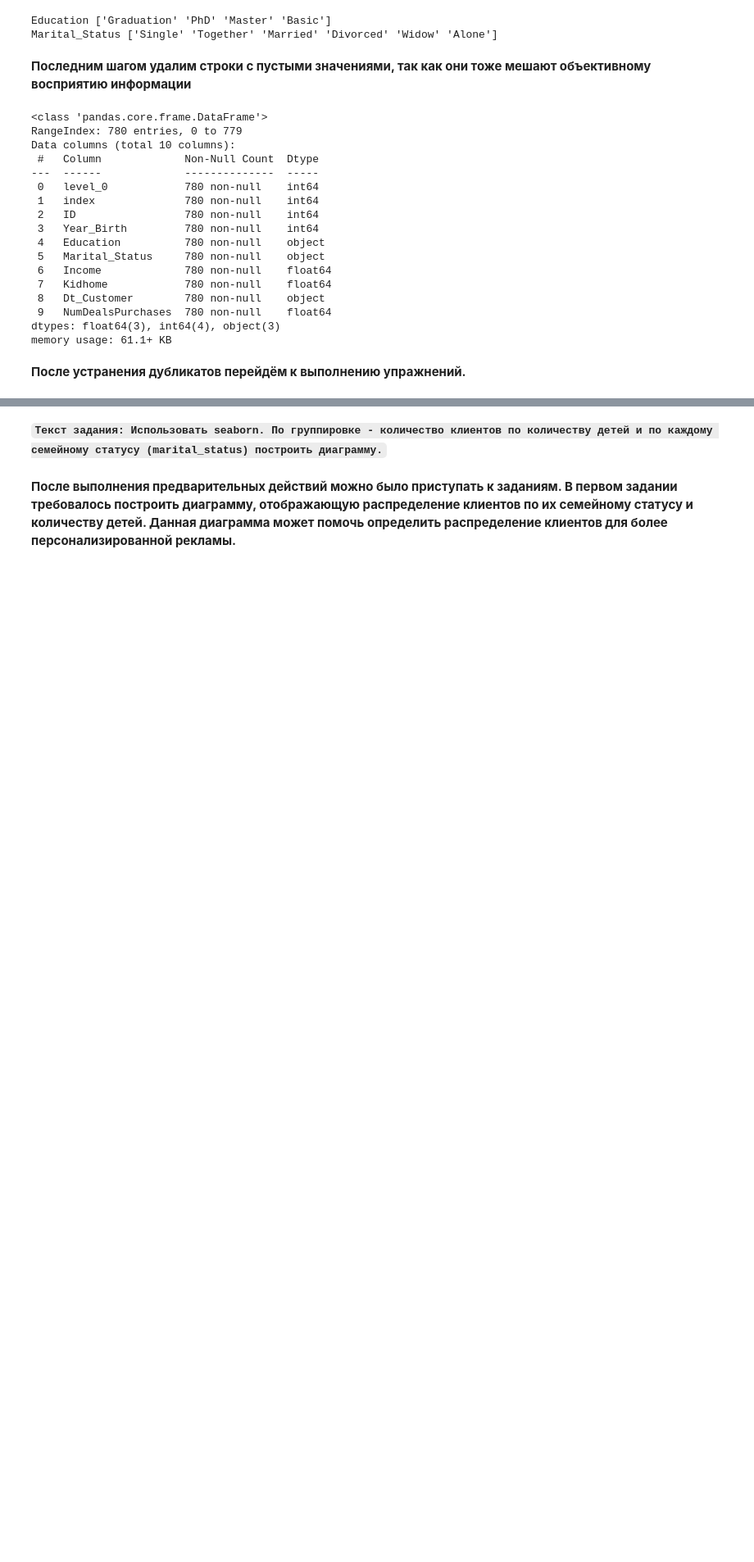
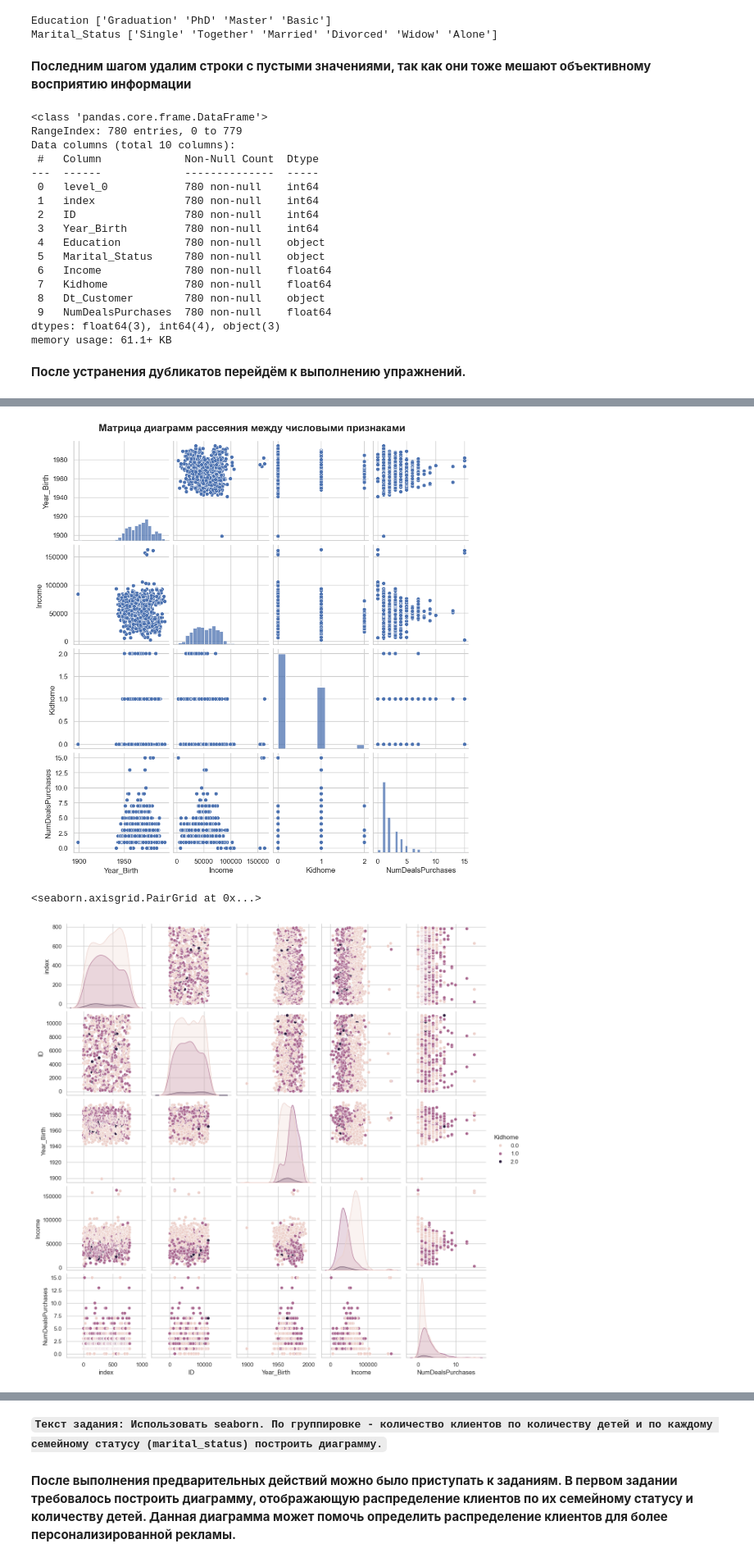
Before and after one commit to NotChelovec/Introduction_to_Data_Analysis, a Jupyter notebook: Lab2/lab2_RyabovDS.ipynb, the cells around one changed output, grey strips where cells are left out. Shown at 82% size. Drawn from its saved outputs; the diff is of its cells as text; code cells hidden in the pictures; blank space fills up the shorter version.

```diff
--- a/Lab2/lab2_RyabovDS.ipynb
+++ b/Lab2/lab2_RyabovDS.ipynb
@@ -97,0 +109,14 @@ memory usage: 61.1+ KB
+# %%
+# Выбор числовых признаков для Pair Plot
+numerical_features = ['Year_Birth', 'Income', 'Kidhome', 'NumDealsPurchases']
+
+# Матрица диаграмм рассеяния (Pair Plot) для всех числовых признаков
+sns.pairplot(df[numerical_features], height=2.5)
+plt.suptitle('Матрица диаграмм рассеяния между числовыми признаками', y=1.02, fontsize=16, fontweight='bold')
+plt.show()
+
+sns.pairplot(df[df.columns], hue='Kidhome')
+# %% [output]
+[figure, added]
+<seaborn.axisgrid.PairGrid at 0x...>
+[figure, added]
```
Also changed, not shown: parts of 38 cells of this notebook.
